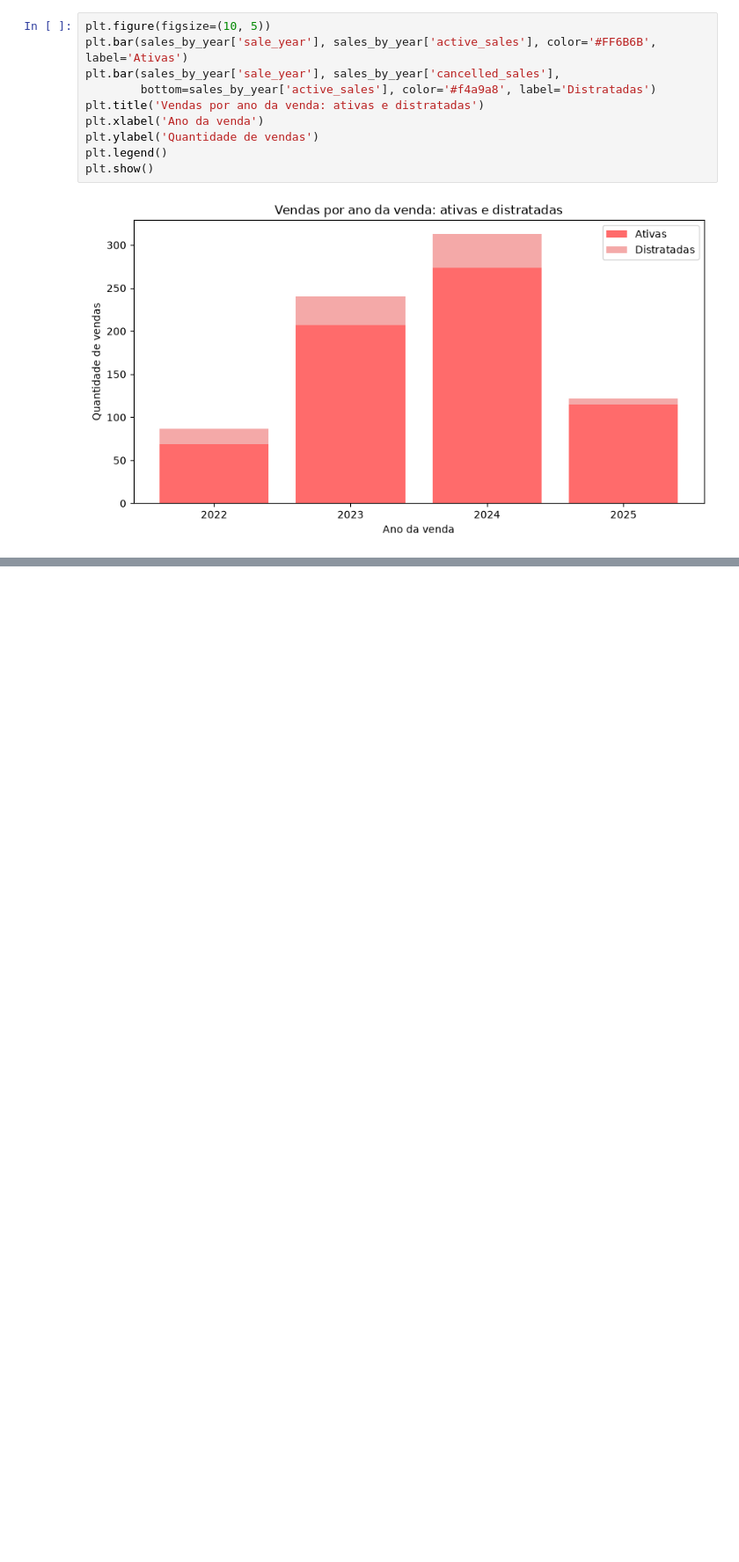
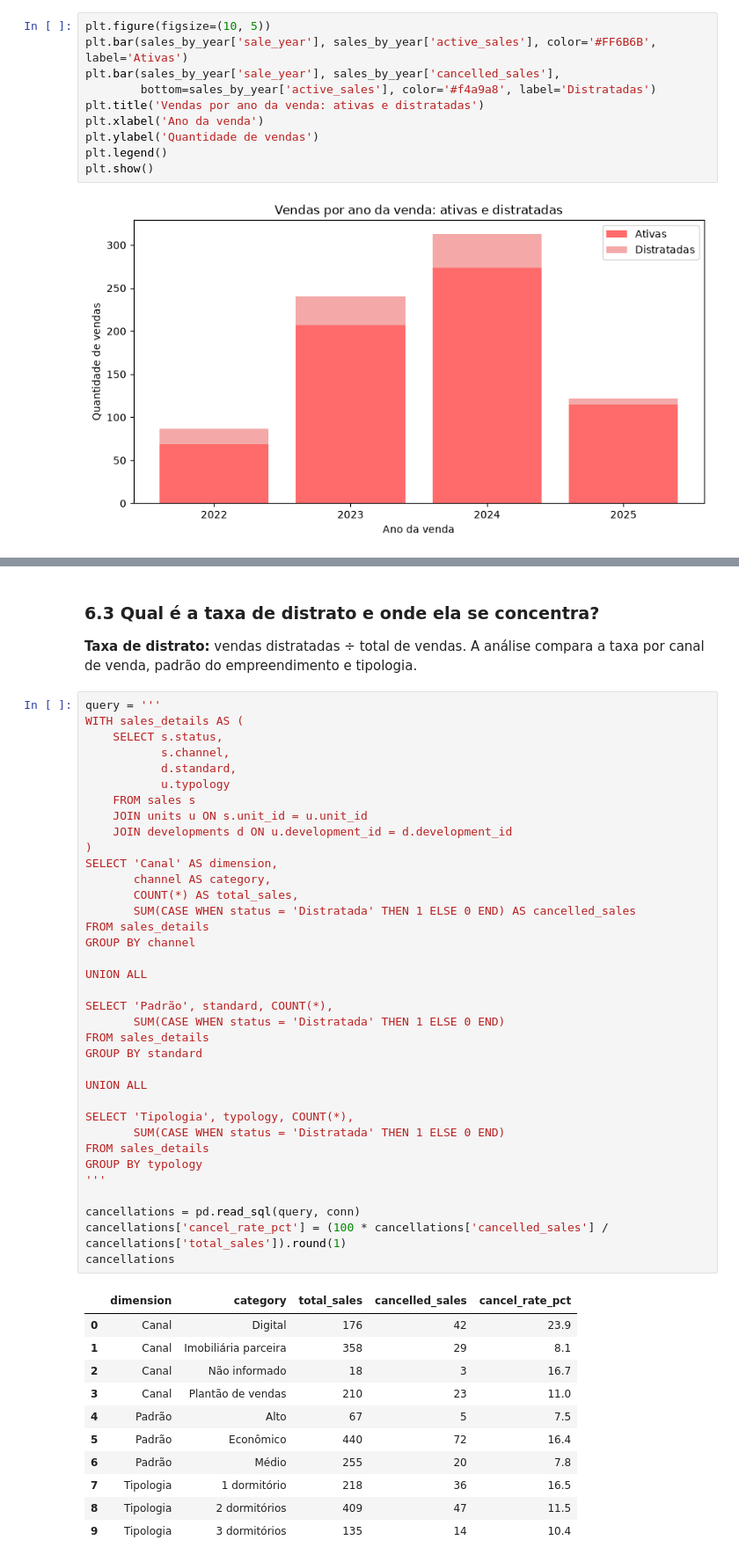
Before and after one commit to ricardo-paganini/construction-powerbi-dashboard, a Jupyter notebook: construction_analysis.ipynb, the cells around one changed output, grey strips where cells are left out. Shown at 88% size. Drawn from its saved outputs; the diff is of its cells as text; blank space fills up the shorter version.

```diff
--- a/construction_analysis.ipynb
+++ b/construction_analysis.ipynb
@@ -565,0 +581,52 @@ plt.show()
+# %% [markdown]
+### 6.3 Qual é a taxa de distrato e onde ela se concentra?
+
+**Taxa de distrato:** vendas distratadas ÷ total de vendas. A análise compara a taxa por canal de venda, padrão do empreendimento e tipologia.
+# %%
+query = '''
+WITH sales_details AS (
+    SELECT s.status,
+           s.channel,
+           d.standard,
+           u.typology
+    FROM sales s
+    JOIN units u ON s.unit_id = u.unit_id
+    JOIN developments d ON u.development_id = d.development_id
+)
+SELECT 'Canal' AS dimension,
+       channel AS category,
+       COUNT(*) AS total_sales,
+       SUM(CASE WHEN status = 'Distratada' THEN 1 ELSE 0 END) AS cancelled_sales
+FROM sales_details
+GROUP BY channel
+
+UNION ALL
+
+SELECT 'Padrão', standard, COUNT(*),
+       SUM(CASE WHEN status = 'Distratada' THEN 1 ELSE 0 END)
+FROM sales_details
+GROUP BY standard
+
+UNION ALL
+
+SELECT 'Tipologia', typology, COUNT(*),
+       SUM(CASE WHEN status = 'Distratada' THEN 1 ELSE 0 END)
+FROM sales_details
+GROUP BY typology
+'''
+
+cancellations = pd.read_sql(query, conn)
+cancellations['cancel_rate_pct'] = (100 * cancellations['cancelled_sales'] / cancellations['total_sales']).round(1)
+cancellations
+# %% [output]
+|  | dimension | category | total_sales | cancelled_sales | cancel_rate_pct |
+| 0 | Canal | Digital | 176 | 42 | 23.9 |
+| 1 | Canal | Imobiliária parceira | 358 | 29 | 8.1 |
+| 2 | Canal | Não informado | 18 | 3 | 16.7 |
+| 3 | Canal | Plantão de vendas | 210 | 23 | 11.0 |
+| 4 | Padrão | Alto | 67 | 5 | 7.5 |
+| 5 | Padrão | Econômico | 440 | 72 | 16.4 |
+| 6 | Padrão | Médio | 255 | 20 | 7.8 |
+| 7 | Tipologia | 1 dormitório | 218 | 36 | 16.5 |
+| 8 | Tipologia | 2 dormitórios | 409 | 47 | 11.5 |
+| 9 | Tipologia | 3 dormitórios | 135 | 14 | 10.4 |
```
Also changed, not shown: parts of 2 cells of this notebook.
